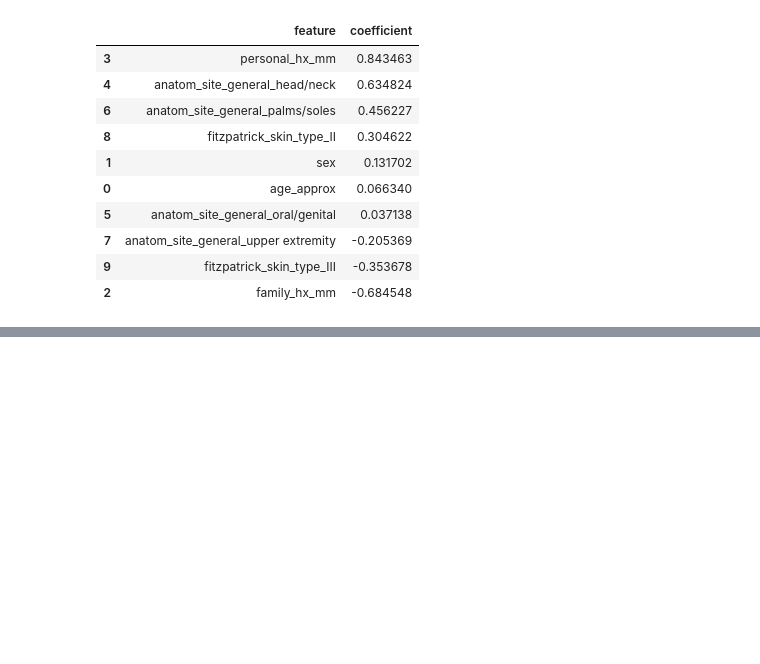
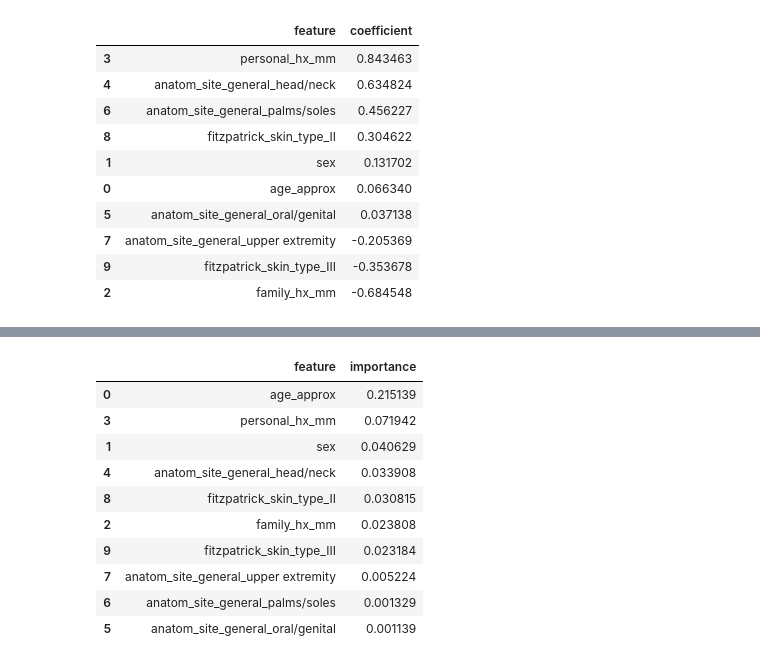
Before and after one commit to vishruthvayu/derma_LLM, a Jupyter notebook: DERMA_LLM2.ipynb, the cells around one changed output, grey strips where cells are left out. Saved outputs shown, nothing was run; the diff lists cells and outputs as text; code cells hidden in the pictures; blank space fills up the shorter version.

```diff
--- a/DERMA_LLM2.ipynb
+++ b/DERMA_LLM2.ipynb
@@ -386,0 +452,28 @@ coef_df
+# %%
+from sklearn.inspection import permutation_importance
+prem = permutation_importance(
+    model,
+    X_test,
+    y_test,
+    n_repeats=20,
+    random_state=42,
+    scoring='roc_auc'
+)
+perm_importance = pd.DataFrame({
+  'feature': X_final.columns,
+  'importance': prem.importances_mean
+}).sort_values(by='importance', ascending=False)
+
+perm_importance
+# %% [output]
+|  | feature | importance |
+| 0 | age_approx | 0.215139 |
+| 3 | personal_hx_mm | 0.071942 |
+| 1 | sex | 0.040629 |
+| 4 | anatom_site_general_head/neck | 0.033908 |
+| 8 | fitzpatrick_skin_type_II | 0.030815 |
+| 2 | family_hx_mm | 0.023808 |
+| 9 | fitzpatrick_skin_type_III | 0.023184 |
+| 7 | anatom_site_general_upper extremity | 0.005224 |
+| 6 | anatom_site_general_palms/soles | 0.001329 |
+| 5 | anatom_site_general_oral/genital | 0.001139 |
```
Also changed, not shown: parts of 14 cells of this notebook.
